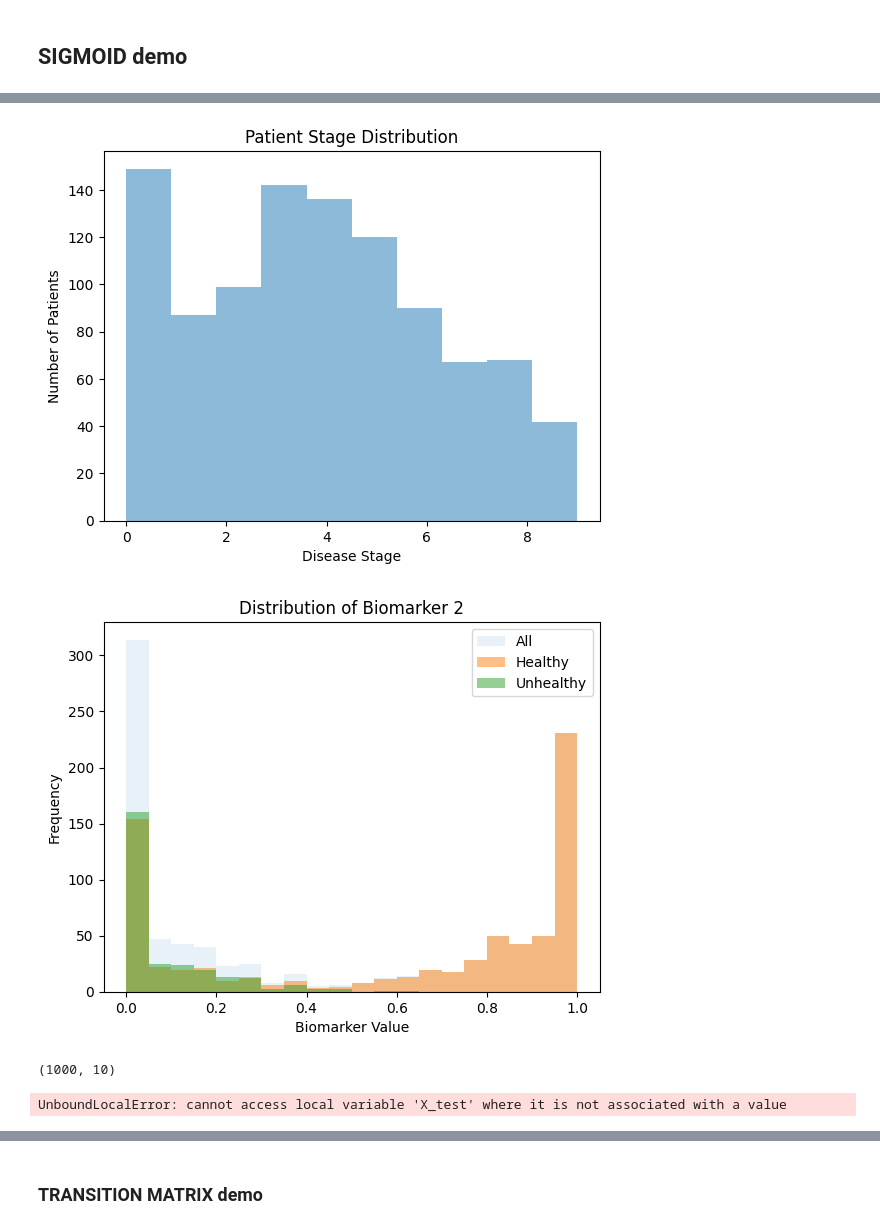
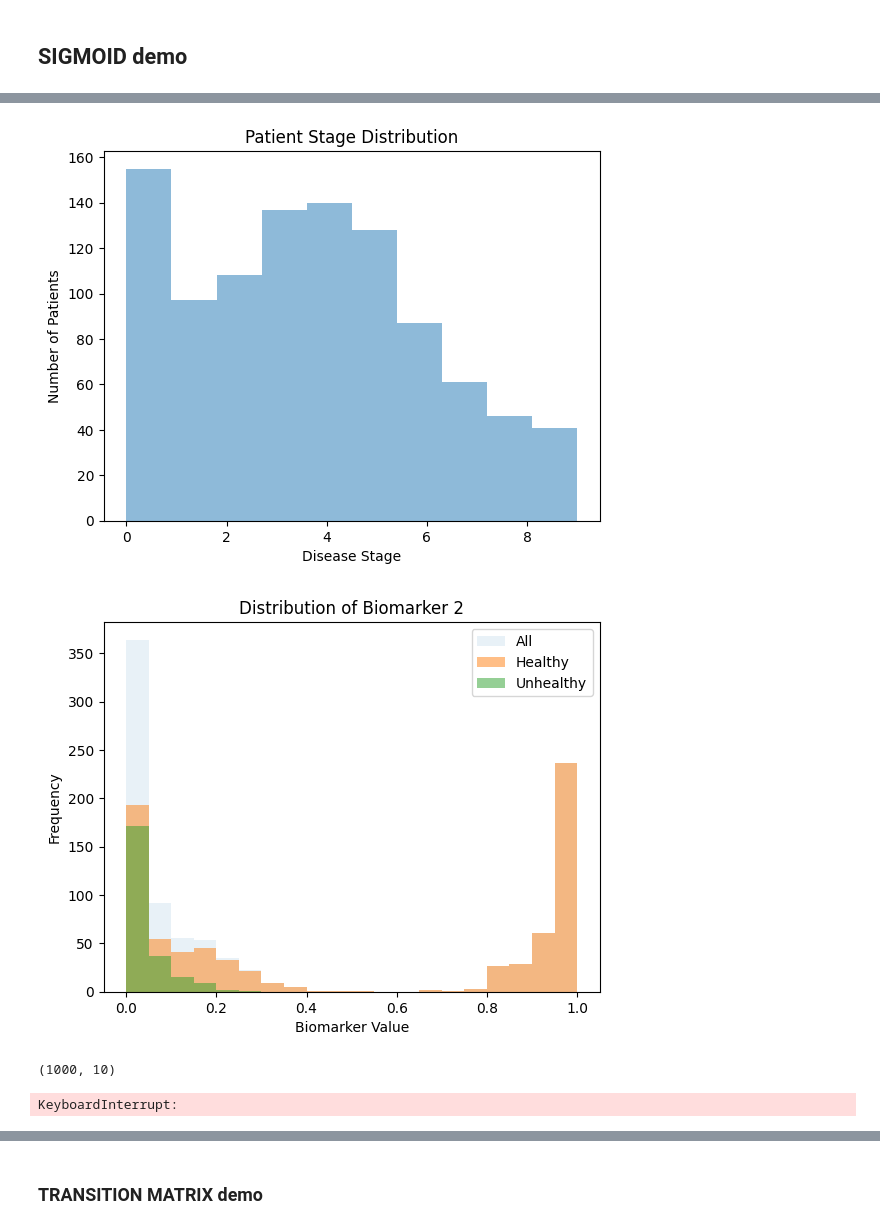
Before and after one commit to LAMCIG/Progression_models_simulations, a Jupyter notebook: notebooks/8-progression_model_simulator.ipynb, the cells around one changed output, grey strips where cells are left out. Saved outputs shown, nothing was run; the diff lists cells and outputs as text; code cells hidden in the pictures.

```diff
--- a/notebooks/8-progression_model_simulator.ipynb
+++ b/notebooks/8-progression_model_simulator.ipynb
@@ -22,11 +24,11 @@ from simulation_class.EBMAnalyzer import EBMAnalyzer
 # %%
 # model parameters
 n_stages = 10
-model_type = 'sigmoid'
+model_type = 'inv_sigmoid'
 biomarkers_params_sigmoid = {
-    0: {'s': 0.1, 'c': 1.0},
-    1: {'s': 0.5, 'c': 10.0},
-    2: {'s': 0.7, 'c': 20.0},
+    0: {'s': 0.1, 'c': 0.6},
+    1: {'s': 0.4, 'c': 3.2},
+    2: {'s': 0.7, 'c': 15.0},
     3: {'s': 0.4, 'c': 30.0},
     4: {'s': 0.5, 'c': 40.0},
     5: {'s': 0.8, 'c': 50.0},
@@ -38,19 +40,19 @@ biomarkers_params_sigmoid = {
 }
 
 # generate the canonical model
-sigmoid_model = CanonicalGenerator(n_stages, model_type, biomarkers_params=biomarkers_params_sigmoid)
-sigmoid_values = sigmoid_model.get_stage_values()
+logistic_model = CanonicalGenerator(n_stages, model_type, biomarkers_params=biomarkers_params_sigmoid)
+logistic_model = logistic_model.get_stage_values()
 
 # plot disease progression
-sigmoid_model.plot_disease_progression()
+logistic_model.plot_disease_progression()
 
 # generate patient samples
 n_patients = 1000
-sample_generator = SampleGenerator(sigmoid_values,
+sample_generator = SampleGenerator(logistic_model,
                                    n_patients,
                                    dist_params={'loc': 3.5, 'scale': 3},
                                    add_noise=True,
-                                   noise_std=0.2,
+                                   noise_std=0.1,
                                    random_state=2)
 
 patient_samples = sample_generator.get_sample
@@ -63,12 +65,11 @@ sample_generator.plot_biomarker_distribution(biomarker_index=1, healthy_stage_th
-[figure, old version]
+[figure, new version]
-[figure, old version]
+[figure, new version]
 # %%
 # run analysis
 X = sample_generator.get_sample()[0]
 y = sample_generator.get_sample()[1]
 
 print(X.shape)
-
 
 analyzer = DiseaseProgressionAnalyzer(X, y)
 likelihood_matrix = analyzer.run_analysis('ebm')
@@ -79,4 +80,4 @@ rho = params['spearman_rho']
 print("Spearman's rho:", rho)
 # %% [output]
 (1000, 10)
-UnboundLocalError: cannot access local variable 'X_test' where it is not associated with a value
+KeyboardInterrupt:
```
Also changed, not shown: parts of 15 cells of this notebook, 13 other files.
